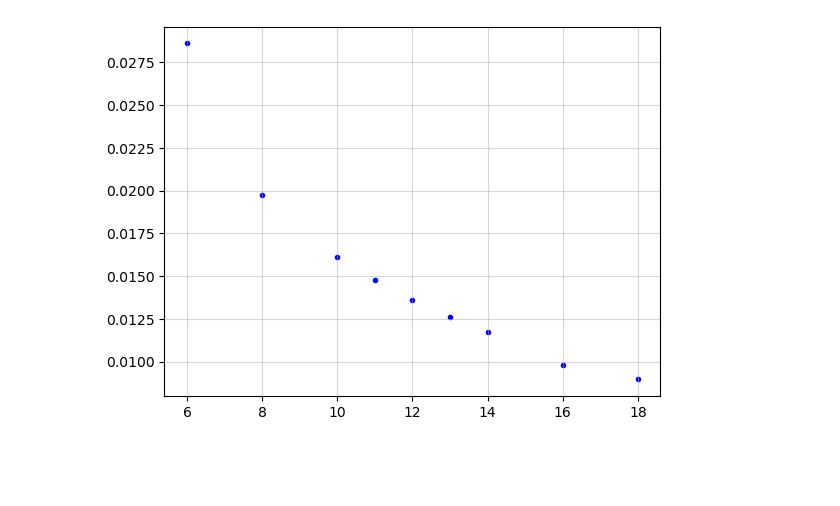
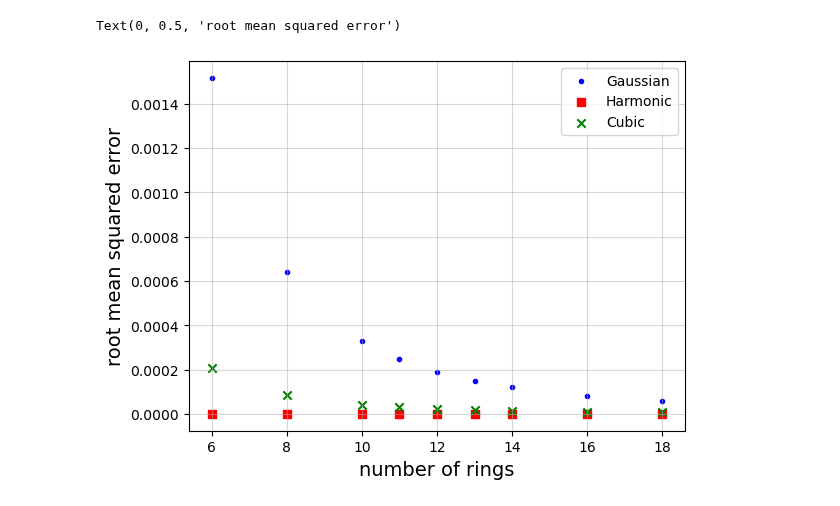
Before and after one commit to JaNiebu/BT_DECinPhysics, a Jupyter notebook: Convergence.ipynb, the cells around one changed output. Drawn from its saved outputs; the diff is of its cells as text; code cells hidden in the pictures; blank space fills up the shorter version.

```diff
--- a/Convergence.ipynb
+++ b/Convergence.ipynb
@@ -16,32 +16,93 @@ for i in range(0,len(Measures)):
     Vadress = "Meshdata/VerticesRing" + str(n) +".txt"
     Eadress = "Meshdata/EdgesRing" + str(n) +".txt"
     Fadress = "Meshdata/FacesRing" + str(n) +".txt"
-    Soladress = "Solutions/PoissonGaussSolutionRing" + str(n) + ".txt"
+    GaussSol = "Solutions/PoissonGaussSolutionRing" + str(n) + ".txt"
+    HarmSol = "Solutions/PoissonHarmSolutionRing" + str(n) + ".txt"
+    CubeSol = "Solutions/PoissonCubeSolutionRing" + str(n) + ".txt"
 
     #loading data in dictionary
     data['V'+str(n)] = np.genfromtxt( Vadress )
     data['E'+str(n)] = np.genfromtxt( Eadress )
     data['F'+str(n)] = np.genfromtxt( Fadress )
-    data['Sol'+str(n)] = np.genfromtxt( Soladress )
+    Gauss = np.genfromtxt( GaussSol )
+    data['Gauss'+str(n)] = Gauss + 1-Gauss[0]
+    Harm = np.genfromtxt( HarmSol )
+    data['Harm'+str(n)] = Harm - Harm[0]
+    Cube = np.genfromtxt( CubeSol )
+    data['Cube'+str(n)] = Cube - Cube[0]
 # %%
-def AnaPot( x,y ):
+def GaussAnaPot( x,y ):
     r = ((x-0.5)**2 + (y-0.5)**2)**0.5
     Val = math.exp(-10.*r**2)
     return Val
+
+GaussMSD = []
 
 plt.grid(alpha=0.5)
 for i in range(0,len(Measures)):
     n = Measures[i]
     V = data['V'+str(n)]
-    Sol = data['Sol'+str(n)]
+    Sol = data['Gauss'+str(n)]
     SquaredDisplacment = 0
 
     for j in range(0,len(V)):
         x = V[j][0]
         y = V[j][1]
-        SquaredDisplacment += (Sol[i]-AnaPot(x,y))**2
+        SquaredDisplacment += (Sol[j]-GaussAnaPot(x,y))**2
 
     MSD = math.sqrt(SquaredDisplacment)/(len(V)-1)
-    plt.scatter(n,MSD,marker='.',color='b')
+    GaussMSD.append( MSD )
+
+plt.scatter(Measures,GaussMSD,marker='.',color='b',label='Gaussian')
+
+def HarmAnaPot( x,y ):
+    r = ((x-0.5)**2 + (y-0.5)**2)**0.5
+    Val = r**2
+    return Val
+
+HarmMSD = []
+
+for i in range(0,len(Measures)):
+    n = Measures[i]
+    V = data['V'+str(n)]
+    Sol = data['Harm'+str(n)]
+    SquaredDisplacment = 0
+
+    for j in range(0,len(V)):
+        x = V[j][0]
+        y = V[j][1]
+        SquaredDisplacment += (Sol[j]-HarmAnaPot(x,y))**2
+
+    MSD = math.sqrt(SquaredDisplacment)/(len(V)-1)
+    HarmMSD.append( MSD )
+
+plt.scatter(Measures,HarmMSD,marker='s',color='r',label='Harmonic')
+
+def CubeAnaPot( x,y ):
+    r = ((x-0.5)**2 + (y-0.5)**2)**0.5
+    Val = r**3
+    return Val
+
+CubeMSD = []
+
+for i in range(0,len(Measures)):
+    n = Measures[i]
+    V = data['V'+str(n)]
+    Sol = data['Cube'+str(n)]
+    SquaredDisplacment = 0
+
+    for j in range(0,len(V)):
+        x = V[j][0]
+        y = V[j][1]
+        SquaredDisplacment += (Sol[j]-CubeAnaPot(x,y))**2
+
+    MSD = math.sqrt(SquaredDisplacment)/(len(V)-1)
+    CubeMSD.append( MSD )
+
+plt.scatter(Measures,CubeMSD,marker='x',color='x,label='Cubic')
+plt.legend()
+plt.xlabel('number of rings',fontsize=14)
+plt.ylabel('root mean squared error', fontsize=14)
 # %% [output]
+Text(0, 0.5, 'root mean squared error')
-[figure, old version]
+[figure, new version]
```
Also changed, not shown: parts of 2 cells of this notebook, 2 other files.
